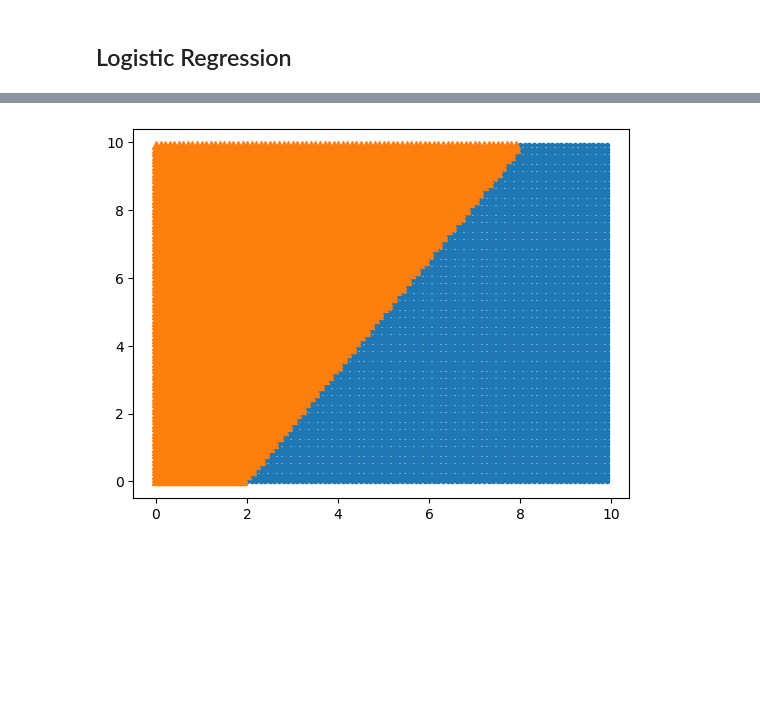
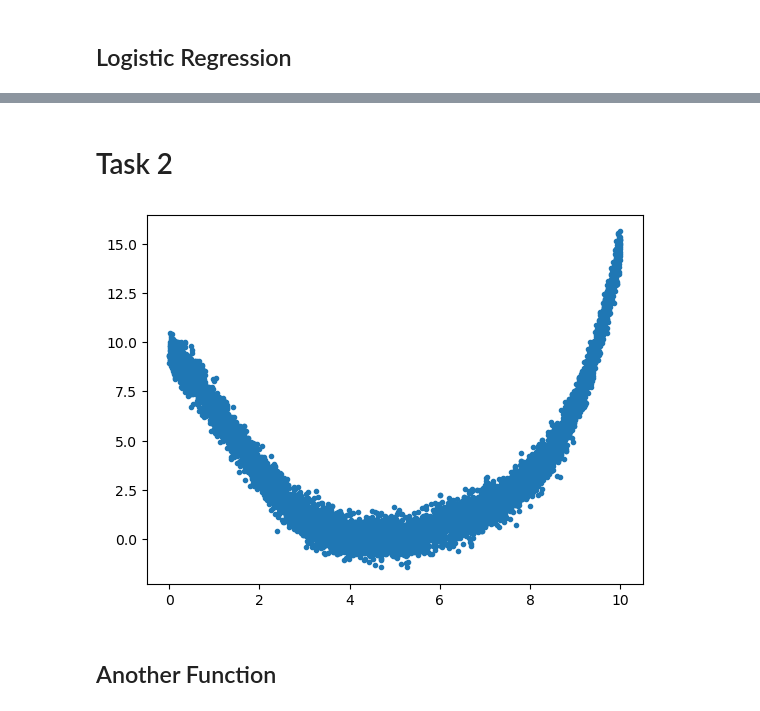
Before and after one commit to puszekjuliuszek/PUMy, a Jupyter notebook: lab1/Untitled2.ipynb, the cells around one changed output, grey strips where cells are left out. Saved outputs shown, nothing was run; the diff lists cells and outputs as text; code cells hidden in the pictures; blank space fills up the shorter version.

Commit message:
tasks 1 & 2

```diff
--- a/lab1/Untitled2.ipynb
+++ b/lab1/Untitled2.ipynb
@@ -62,9 +38,9 @@ draw(df_linear)
 ## Logistic Regression
 # %%
 def foo_to_clasify_logistic(x, y):
-    if sin((x/5 -1)*1.59)>y/5 -1:
+    if sin((x/5 -1))>y/5 -1:
         return -1
-    elif sin((x/5 -1)*1.59) < y/5 -1:
+    elif sin((x/5 -1)) < y/5 -1:
         return 1
     else:
         return random.choice([-1, 1])
@@ -185,7 +116,35 @@ RidgeCV(alphas=array([  0.1,   0.2,   0.3,   0.4,   0.5,   0.6,   0.7,   0.8,
-# %%
-def poly_pred(x,y):
-    return -1 if reg_ridge_cv_poly.predict(poly_features.transform([[x,y]]))<0 else 1
-
-draw_model(poly_pred)
-# %% [output]
-[figure, removed]
+# %% [markdown]
+# Task 2
+# %%
+def foo_to_predict(x, sigma):
+    foo = lambda x: 10*(((0.2*x-0.9)**5) - ((0.2*x-0.9)**3)  + ((0.2*x - 0.9)**2))
+    return random.choice(np.random.normal(foo(x), sigma, 100))
+# %%
+dataset_train = []
+dataset_test = []
+dataset_validation = []
+size_train = 8000
+for _ in range(size_train):
+    x = random.uniform(0, 10)
+    dataset_train.append([x, foo_to_predict(x,0.5)])
+
+size_test = 2000
+for _ in range(size_test):
+    x = random.uniform(0, 10)
+    y = random.uniform(0, 10)
+    dataset_test.append([x, foo_to_predict(x,0.5)])
+
+
+df_logistic_train = pd.DataFrame(dataset_train, columns=["v1", "v2"])
+df_logistic_train.to_csv("prediction_dataframe.csv")
+
+df_logistic_test = pd.DataFrame(dataset_test, columns=["v1", "v2"])
+df_logistic_test.to_csv("prediction_dataframe_test.csv")
+
+
+x = df_logistic_train["v1"]
+y = df_logistic_train["v2"]
+plt.plot(x, y, ".")
+plt.show()
+# %% [output]
+[figure, added]
@@ -191,0 +200,2 @@ draw_model(poly_pred)
+# %% [markdown]
+## Another Function
```
Also changed, not shown: parts of 33 cells of this notebook, 4 other files.
